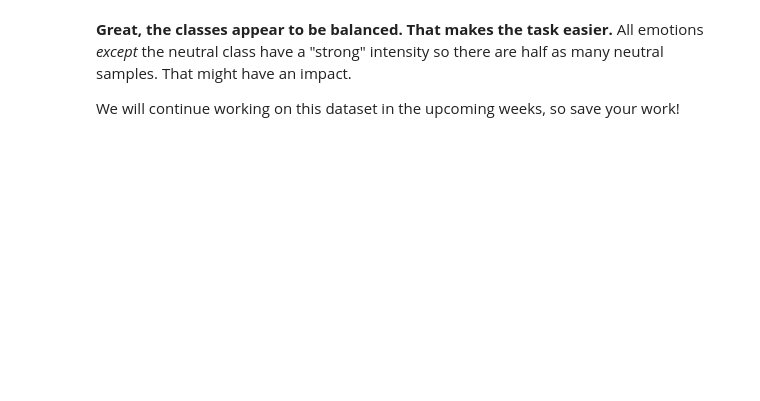
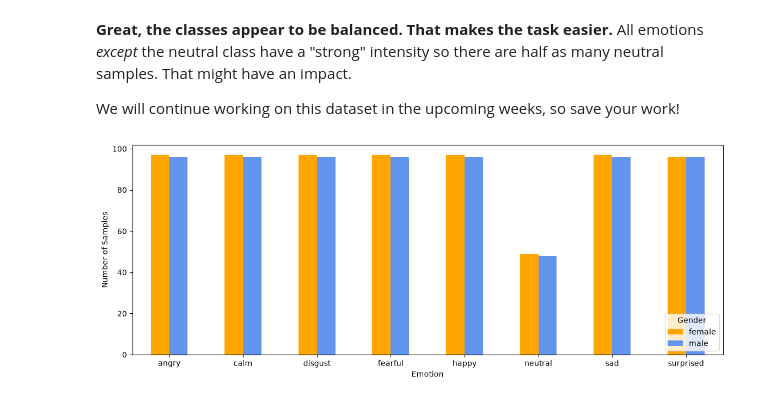
Before and after one commit to daffodilho/Week2-DataPreprocessing, a Jupyter notebook: week-2-updated.ipynb, the cells around one changed output. Saved outputs shown, nothing was run; the diff lists cells and outputs as text; code cells hidden in the pictures; blank space fills up the shorter version.

```diff
--- a/week-2-updated.ipynb
+++ b/week-2-updated.ipynb
@@ -717,3 +778,15 @@ plt.show()
 **Great, the classes appear to be balanced. That makes the task easier.** All emotions _except_ the neutral class have a "strong" intensity so there are half as many neutral samples. That might have an impact.
 
 We will continue working on this dataset in the upcoming weeks, so save your work!
+# %%
+df = pd.DataFrame({'emotion':emotions, 'gender':gender})
+counts = df.groupby(['emotion', 'gender']).size().unstack(fill_value=0)
+
+#draw grouped bar chart
+counts.plot(kind='bar', figsize=(14,5), rot=0, color=['orange', 'cornflowerblue'])
+plt.xlabel('Emotion')
+plt.ylabel('Number of Samples')
+plt.legend(title='Gender', loc='lower right')
+plt.show()
+# %% [output]
+[figure, added]
```
Also changed, not shown: parts of 11 cells of this notebook.
